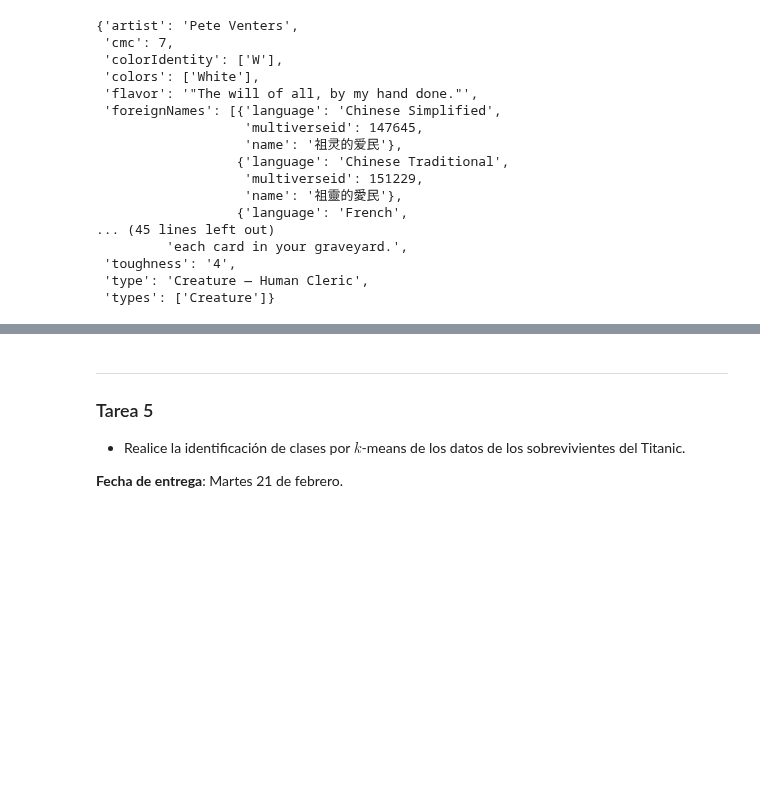
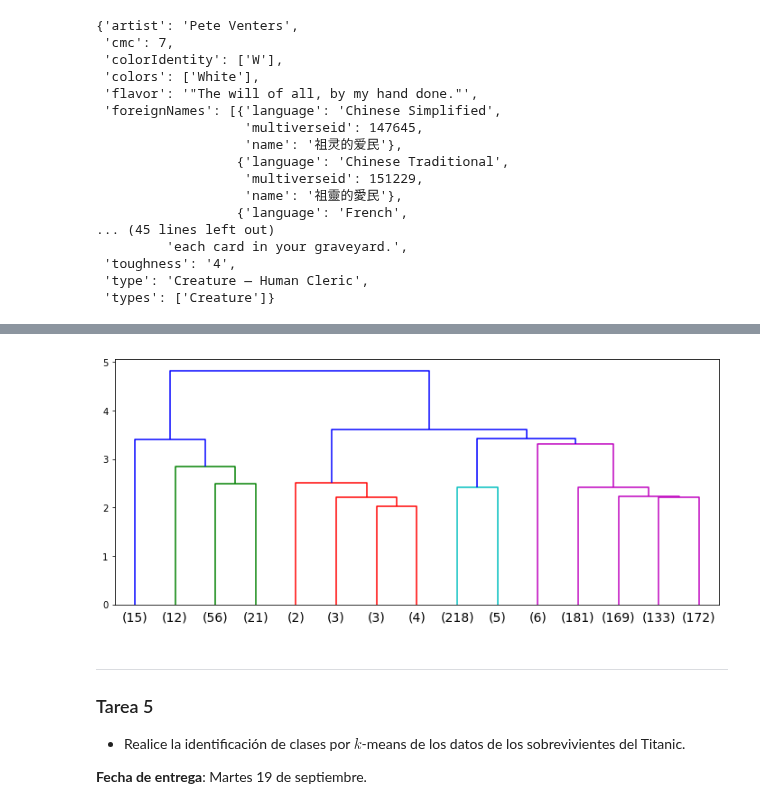
Before and after one commit to rsotoc/pattern-recognition, a Jupyter notebook: Clustering III.ipynb, the cells around one changed output, grey strips where cells are left out. Saved outputs shown, nothing was run; the diff lists cells and outputs as text; code cells hidden in the pictures; blank space fills up the shorter version.

```diff
--- a/Clustering III.ipynb
+++ b/Clustering III.ipynb
@@ -1611,3 +1610,10 @@ plt.show()
+# %%
+ZM2 = linkage(cdml, 'complete')
+plt.figure(figsize=(12, 5))
+dendrogram(ZM2, truncate_mode='lastp', p=15, show_leaf_counts=True, leaf_font_size=14.)
+plt.show()
+# %% [output]
+[figure, added]
 # %% [markdown]
 <hr style="border-width: 3px;">
 
@@ -1615,4 +1621,4 @@ plt.show()
 
 * Realice la identificación de clases por $k$-means de los datos de los sobrevivientes del Titanic.
 
-**Fecha de entrega**: Martes 21 de febrero.
+**Fecha de entrega**: Martes 19 de septiembre.
```
Also changed, not shown: parts of 7 cells of this notebook.
